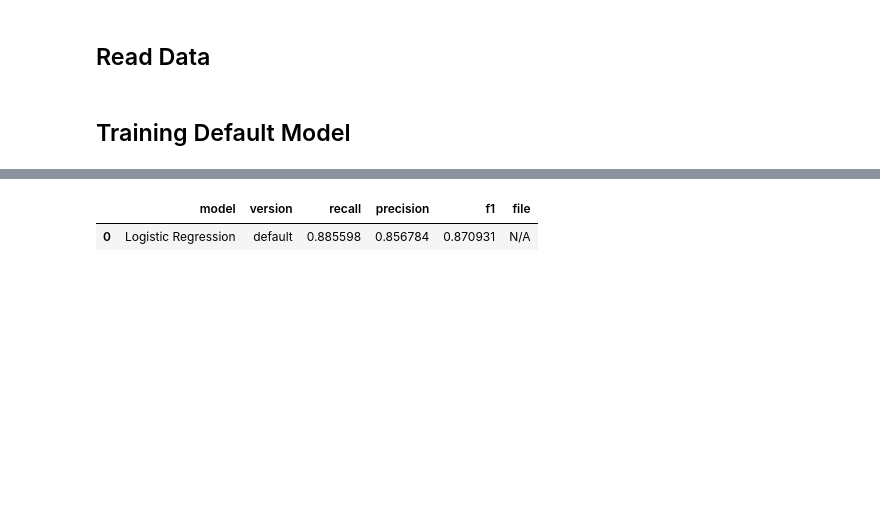
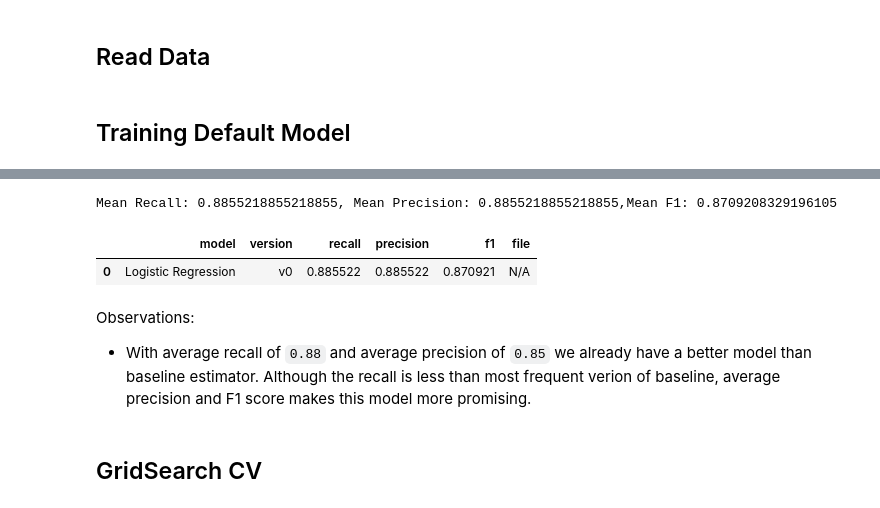
Before and after one commit to gaurangdave/mental_health_ml, a Jupyter notebook: notebooks/03_1_logistic_regression.ipynb, the cells around one changed output, grey strips where cells are left out. Drawn from its saved outputs; the diff is of its cells as text; code cells hidden in the pictures; blank space fills up the shorter version.

Commit message:
implemented custom refit strategy, added utils to save metrics, params and model files,grid search cv logistic regression

```diff
--- a/notebooks/03_1_logistic_regression.ipynb
+++ b/notebooks/03_1_logistic_regression.ipynb
@@ -92,10 +95,10 @@ default_logistic_regression_scores
 # %%
-average_recall = np.average(default_logistic_regression_scores["test_recall"])
-average_precision = np.average(default_logistic_regression_scores["test_precision"])
-average_f1 = np.average(default_logistic_regression_scores["test_f1"])
+mean_recall,mean_precision,mean_f1 = common.calculate_mean_from_cv(default_logistic_regression_scores)
+# %% [output]
+Mean Recall: 0.8855218855218855, Mean Precision: 0.8855218855218855,Mean F1: 0.8709208329196105
 # %%
 ## commenting this code out to avoid overwriting the metrics file.
-## common.update_models_metrics("Logistic Regression", "default", average_recall,average_precision,average_f1)
+common.update_models_metrics("Logistic Regression", "v0", mean_recall,mean_precision,mean_f1)
 # %% [output]
 |  | model | version | recall | precision | f1 | file |
-| 0 | Logistic Regression | default | 0.885598 | 0.856784 | 0.870931 | N/A |
+| 0 | Logistic Regression | v0 | 0.885522 | 0.885522 | 0.870921 | N/A |
@@ -103,0 +105,5 @@ average_f1 = np.average(default_logistic_regression_scores["test_f1"])
+# %% [markdown]
+Observations:
+* With average recall of `0.88` and average precision of `0.85` we already have a better model than baseline estimator. Although the recall is less than most frequent verion of baseline, average precision and F1 score makes this model more promising.
+# %% [markdown]
+## GridSearch CV
```
Also changed, not shown: parts of 9 cells of this notebook, 5 other files.
